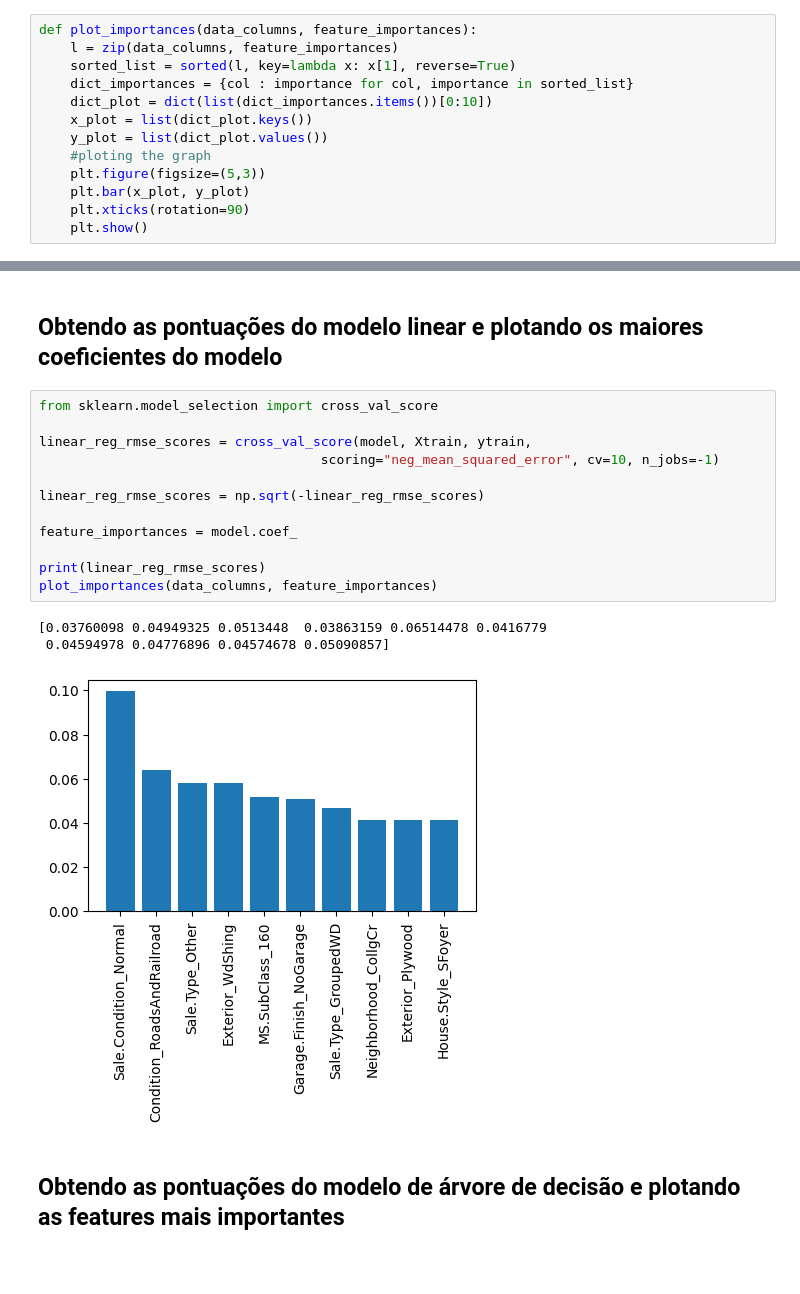
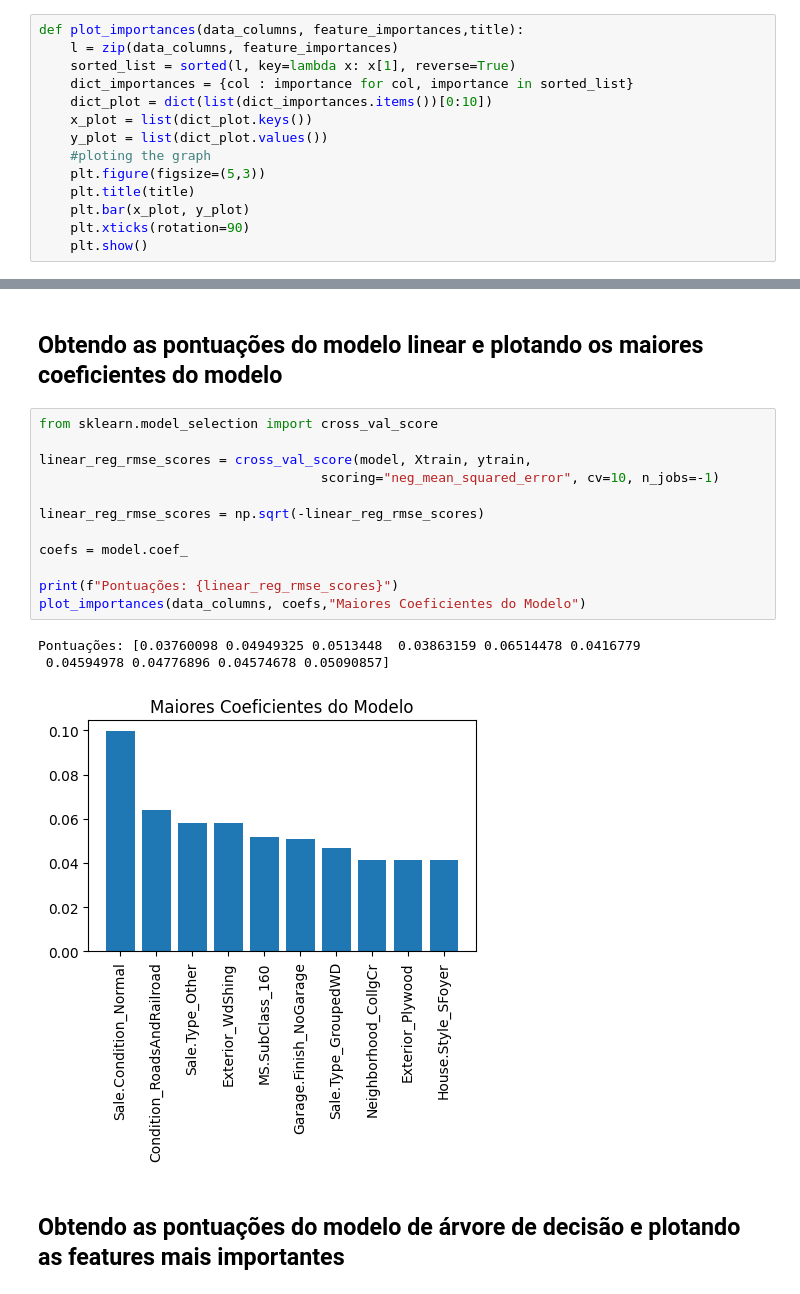
Before and after one commit to GustavoAntony/AmesML, a Jupyter notebook: notebooks/03_linear_regression_modeling.ipynb, the cells around one changed output, grey strips where cells are left out. Saved outputs shown, nothing was run; the diff lists cells and outputs as text; blank space fills up the shorter version.

```diff
--- a/notebooks/03_linear_regression_modeling.ipynb
+++ b/notebooks/03_linear_regression_modeling.ipynb
@@ -350,7 +350,7 @@ y.shape, ytrain.shape, ytest.shape
 # %% [output]
 ((2751,), (2063,), (688,))
 # %%
-def plot_importances(data_columns, feature_importances):
+def plot_importances(data_columns, feature_importances,title):
     l = zip(data_columns, feature_importances)
     sorted_list = sorted(l, key=lambda x: x[1], reverse=True)
     dict_importances = {col : importance for col, importance in sorted_list}
@@ -359,6 +359,7 @@ def plot_importances(data_columns, feature_importances):
     y_plot = list(dict_plot.values())
     #ploting the graph
     plt.figure(figsize=(5,3))
+    plt.title(title)
     plt.bar(x_plot, y_plot)
     plt.xticks(rotation=90)
     plt.show()
@@ -489,19 +490,19 @@ LinearRegression()
 # %%
 from sklearn.model_selection import cross_val_score
 
 linear_reg_rmse_scores = cross_val_score(model, Xtrain, ytrain,
                                     scoring="neg_mean_squared_error", cv=10, n_jobs=-1)
 
 linear_reg_rmse_scores = np.sqrt(-linear_reg_rmse_scores)
 
-feature_importances = model.coef_
+coefs = model.coef_
 
-print(linear_reg_rmse_scores)
-plot_importances(data_columns, feature_importances)
+print(f"Pontuações: {linear_reg_rmse_scores}")
+plot_importances(data_columns, coefs,"Maiores Coeficientes do Modelo")
 # %% [output]
-[0.03760098 0.04949325 0.0513448  0.03863159 0.06514478 0.0416779
+Pontuações: [0.03760098 0.04949325 0.0513448  0.03863159 0.06514478 0.0416779
  0.04594978 0.04776896 0.04574678 0.05090857]
-[figure, old version]
+[figure, new version]
 # %% [markdown]
 ## Obtendo as pontuações do modelo de árvore de decisão e plotando as features mais importantes
 # %%
```
Also changed, not shown: parts of 9 cells of this notebook, 6 other files.
